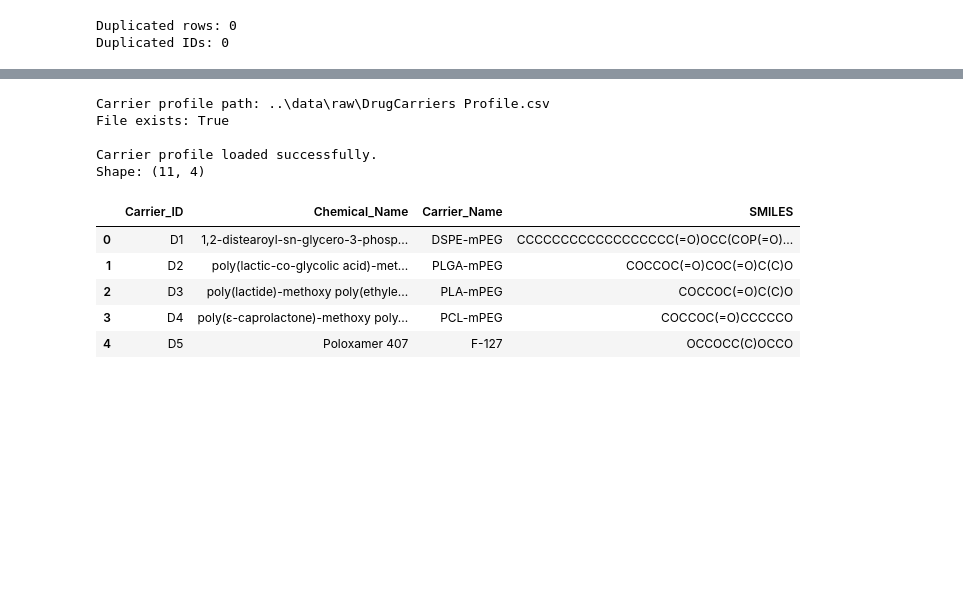
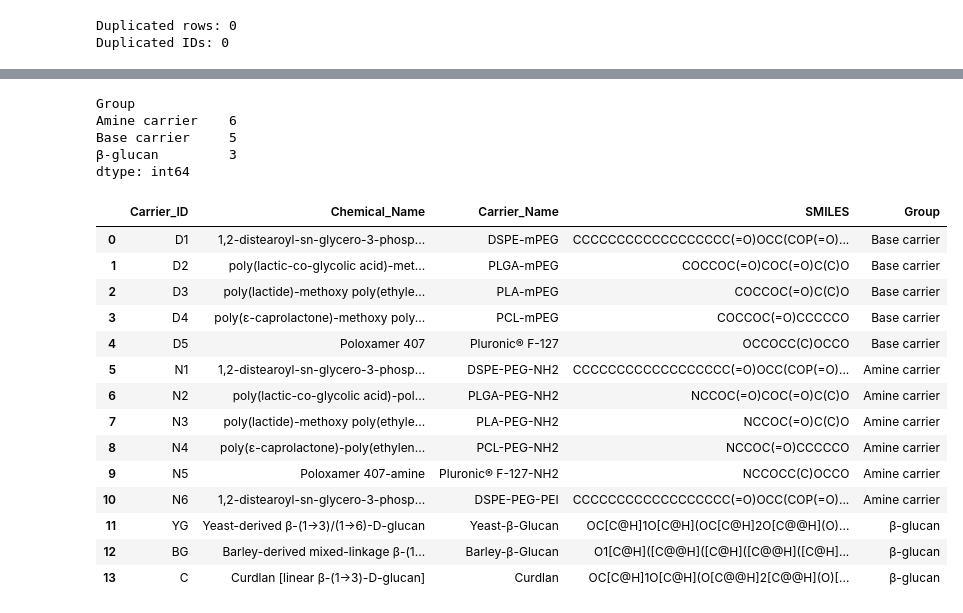
Before and after one commit to ChiaHsienHung/Nanoparticle-AI-Optimization, a Jupyter notebook: notebooks/01_data_exploration.ipynb, the cells around one changed output, grey strips where cells are left out. Drawn from its saved outputs; the diff is of its cells as text; code cells hidden in the pictures; blank space fills up the shorter version.

```diff
--- a/notebooks/01_data_exploration.ipynb
+++ b/notebooks/01_data_exploration.ipynb
@@ -27,9 +25,11 @@ print("Packages loaded successfully.")
 Packages loaded successfully.
 # %%
 from pathlib import Path
-
-DATA_PATH = Path("../data/raw/Dataset.csv")
-
-print("Dataset path:", DATA_PATH)
-print("File exists:", DATA_PATH.exists())
+# Works from the notebook directory or a nearby data/raw folder.
+candidates = [Path("Dataset.xlsx"), Path("../data/raw/Dataset.xlsx"), Path("/mnt/data/Dataset.xlsx")]
+DATA_PATH = next((p for p in candidates if p.exists()), None)
+if DATA_PATH is None:
+    raise FileNotFoundError("Dataset.xlsx not found; update candidates to its location")
+print("Workbook:", DATA_PATH)
+print("Sheets:", pd.ExcelFile(DATA_PATH).sheet_names)
 # %% [output]
@@ -162,32 +159,36 @@ This section examines the carrier reference table and validates the SMILES strin
 from rdkit import Chem
 from rdkit.Chem import Draw
 # %%
-CARRIER_PATH = Path("../data/raw/DrugCarriers Profile.csv")
-
-print("Carrier profile path:", CARRIER_PATH)
-print("File exists:", CARRIER_PATH.exists())
-
-if not CARRIER_PATH.exists():
-    raise FileNotFoundError(f"Carrier profile not found: {CARRIER_PATH}")
-
-carrier_df = pd.read_csv(CARRIER_PATH)
-
-print("\nCarrier profile loaded successfully.")
-print("Shape:", carrier_df.shape)
-
-carrier_df.head()
+profile_raw = pd.read_excel(DATA_PATH, sheet_name="Drug Carriers Profile", header=None)
+# The original worksheet uses columns B–E, with spacer and section-heading rows.
+profile = profile_raw.iloc[:, 1:5].copy()
+profile.columns = ["Carrier_ID", "Chemical_Name", "Carrier_Name", "SMILES"]
+profile = profile[profile["Carrier_ID"].astype(str).str.fullmatch(r"D[1-5]|N[1-6]|YG|BG|C", na=False)].copy()
+profile["Group"] = profile["Carrier_ID"].map(lambda x: "Base carrier" if x.startswith("D") else ("Amine carrier" if x.startswith("N") else "β-glucan"))
+carrier_df = profile.reset_index(drop=True)
+print(carrier_df.groupby("Group").size())
+display(carrier_df)
 # %% [output]
-Carrier profile path: ..\data\raw\DrugCarriers Profile.csv
-File exists: True
-
-Carrier profile loaded successfully.
-Shape: (11, 4)
+Group
+Amine carrier    6
+Base carrier     5
+β-glucan         3
+dtype: int64
-|  | Carrier_ID | Chemical_Name | Carrier_Name | SMILES |
-| 0 | D1 | 1,2-distearoyl-sn-glycero-3-phosp... | DSPE-mPEG | CCCCCCCCCCCCCCCCCC(=O)OCC(COP(=O)... |
-| 1 | D2 | poly(lactic-co-glycolic acid)-met... | PLGA-mPEG | COCCOC(=O)COC(=O)C(C)O |
-| 2 | D3 | poly(lactide)-methoxy poly(ethyle... | PLA-mPEG | COCCOC(=O)C(C)O |
-| 3 | D4 | poly(ε-caprolactone)-methoxy poly... | PCL-mPEG | COCCOC(=O)CCCCCO |
-| 4 | D5 | Poloxamer 407 | F-127 | OCCOCC(C)OCCO |
+|  | Carrier_ID | Chemical_Name | Carrier_Name | SMILES | Group |
+| 0 | D1 | 1,2-distearoyl-sn-glycero-3-phosp... | DSPE-mPEG | CCCCCCCCCCCCCCCCCC(=O)OCC(COP(=O)... | Base carrier |
+| 1 | D2 | poly(lactic-co-glycolic acid)-met... | PLGA-mPEG | COCCOC(=O)COC(=O)C(C)O | Base carrier |
+| 2 | D3 | poly(lactide)-methoxy poly(ethyle... | PLA-mPEG | COCCOC(=O)C(C)O | Base carrier |
+| 3 | D4 | poly(ε-caprolactone)-methoxy poly... | PCL-mPEG | COCCOC(=O)CCCCCO | Base carrier |
+| 4 | D5 | Poloxamer 407 | Pluronic® F-127 | OCCOCC(C)OCCO | Base carrier |
+| 5 | N1 | 1,2-distearoyl-sn-glycero-3-phosp... | DSPE-PEG-NH2 | CCCCCCCCCCCCCCCCCC(=O)OCC(COP(=O)... | Amine carrier |
+| 6 | N2 | poly(lactic-co-glycolic acid)-pol... | PLGA-PEG-NH2 | NCCOC(=O)COC(=O)C(C)O | Amine carrier |
+| 7 | N3 | poly(lactide)-methoxy poly(ethyle... | PLA-PEG-NH2 | NCCOC(=O)C(C)O | Amine carrier |
+| 8 | N4 | poly(ε-caprolactone)-poly(ethylen... | PCL-PEG-NH2 | NCCOC(=O)CCCCCO | Amine carrier |
+| 9 | N5 | Poloxamer 407-amine | Pluronic® F-127-NH2 | NCCOCC(C)OCCO | Amine carrier |
+| 10 | N6 | 1,2-distearoyl-sn-glycero-3-phosp... | DSPE-PEG-PEI | CCCCCCCCCCCCCCCCCC(=O)OCC(COP(=O)... | Amine carrier |
+| 11 | YG | Yeast-derived β-(1→3)/(1→6)-D-glucan | Yeast-β-Glucan | OC[C@H]1O[C@H](OC[C@H]2O[C@@H](O)... | β-glucan |
+| 12 | BG | Barley-derived mixed-linkage β-(1... | Barley-β-Glucan | O1[C@H]([C@@H]([C@H]([C@@H]([C@H]... | β-glucan |
+| 13 | C | Curdlan [linear β-(1→3)-D-glucan] | Curdlan | OC[C@H]1O[C@H](O[C@@H]2[C@@H](O)[... | β-glucan |
 # %%
 # Function to convert SMILES into RDKit molecule objects
 
```
Also changed, not shown: parts of 19 cells of this notebook, 57 other files.
